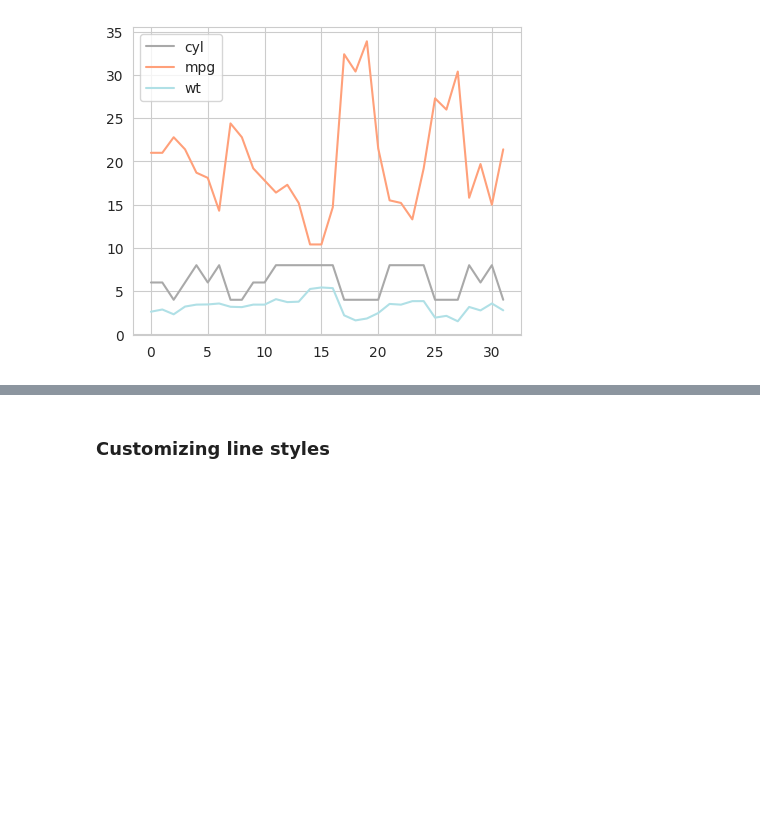
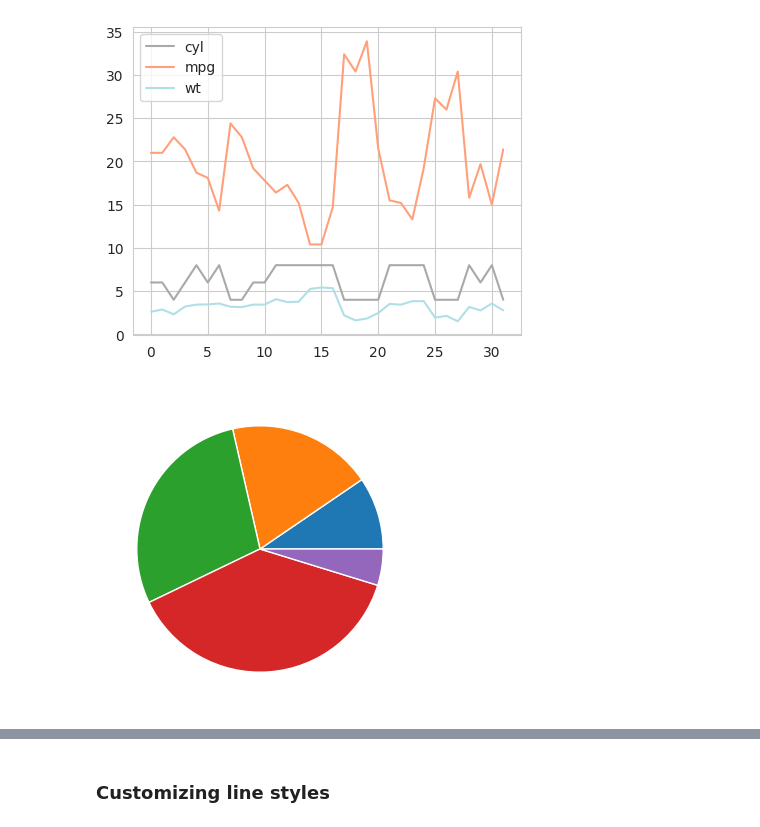
Before and after one commit to MaryWagura/python-for-data-science-and-machine-learning-essential-training-part-1-3006708, a Jupyter notebook: notebooks/04_04b.ipynb, the cells around one changed output, grey strips where cells are left out. Saved outputs shown, nothing was run; the diff lists cells and outputs as text; code cells hidden in the pictures; blank space fills up the shorter version.

```diff
--- a/notebooks/04_04b.ipynb
+++ b/notebooks/04_04b.ipynb
@@ -46,3 +46,9 @@ df.plot(color= color_theme)
 # %% [output]
 <Axes: >
 [figure]
+# %%
+z = [1,2,3,4,0.5]
+plt.pie(z)
+plt.show()
+# %% [output]
+[figure, added]
```
Also changed, not shown: parts of 1 cell of this notebook.
